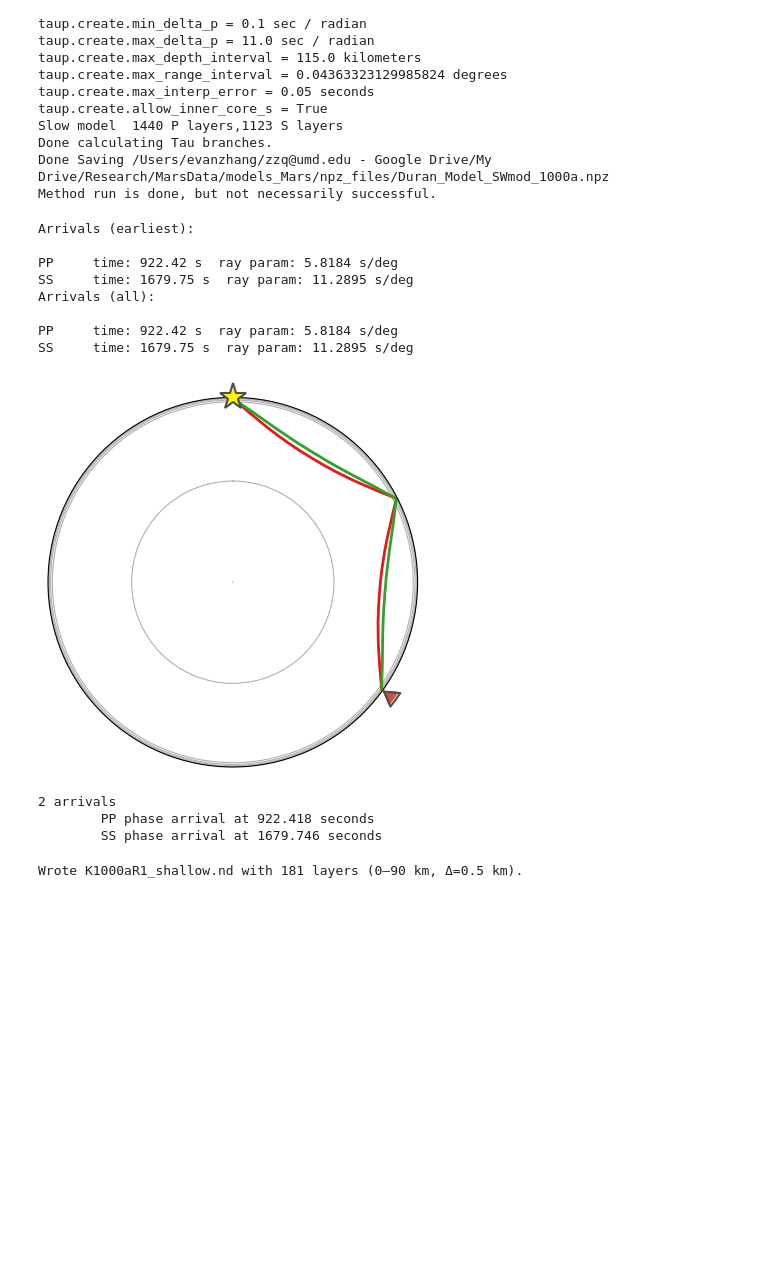
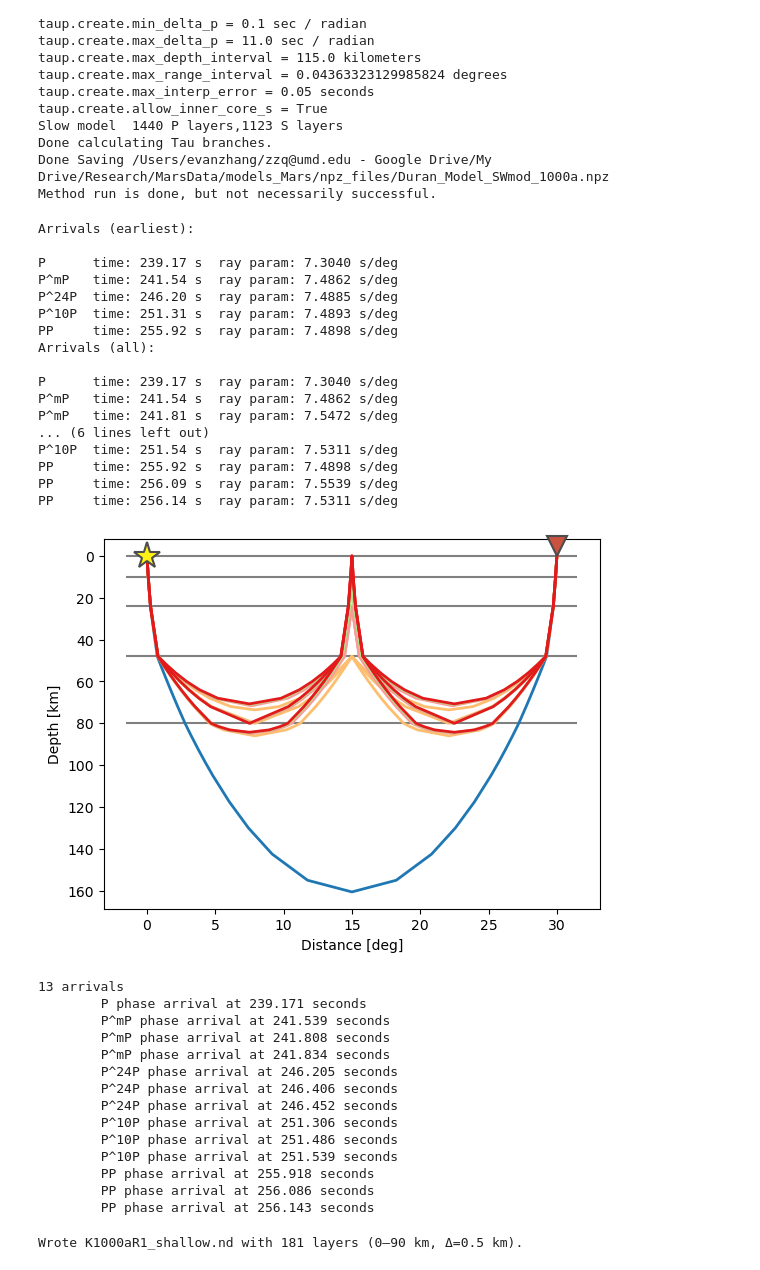
Before and after one commit to evanzzq/SHARP-SS, a Jupyter notebook: mars.ipynb, the cells around one changed output. Drawn from its saved outputs; the diff is of its cells as text; code cells hidden in the pictures; blank space fills up the shorter version.

```diff
--- a/mars.ipynb
+++ b/mars.ipynb
@@ -834,13 +834,13 @@ model = TauPyModel(moddir+'/npz_files/'+modname+'.npz')
 
 # Define source depth (km) and distance (degrees)
 depth = 0.  # source depth in km
-distance = 125.9  # source-receiver distance in degrees
+distance = 30  # source-receiver distance in degrees
 
 # Optional: list of phases to compute
 # phases = ["P", "PP", "P^mP", "P^9P","P^24P","PPP"]
 # phases = ["S", "SS", "S^mS", "S^9S","S^24S","SSS"]
 # phases = ["S", "SS", "SSS", "ScS"]
-phases = ["PP","SS","PcP","ScS"]
+phases = ["P","PP","P^mP","P^10P","P^24P"]
 
 # Get arrivals
 arrivals = model.get_travel_times(
@@ -852,42 +852,62 @@ arrivals = model.get_travel_times(
 # Keep only the first arrival per phase name
 first_arrivals = {}
 for arr in arrivals:
     phase = arr.name
     if phase not in first_arrivals:
         first_arrivals[phase] = arr
 
 # Print results (earliest ones)
 print("Arrivals (earliest):\n")
 for phase, arr in first_arrivals.items():
     print(f"{arr.name:<6} time: {arr.time:6.2f} s  ray param: {arr.ray_param * (np.pi/180):.4f} s/deg")
 
 # Print results (all)
 print("Arrivals (all):\n")
 for arr in arrivals:
     print(f"{arr.name:<6} time: {arr.time:6.2f} s  ray param: {arr.ray_param * (np.pi/180):.4f} s/deg")
 
 # Get ray paths
 rps = model.get_ray_paths(
     source_depth_in_km=depth,
     distance_in_degree=distance,
     phase_list=phases
 )
 
-rps.plot_rays()#(plot_type="cartesian")
+rps.plot_rays(plot_type="cartesian")
 print(rps)
 # %% [output]
 Arrivals (earliest):
 
-PP     time: 922.42 s  ray param: 5.8184 s/deg
-SS     time: 1679.75 s  ray param: 11.2895 s/deg
+P      time: 239.17 s  ray param: 7.3040 s/deg
+P^mP   time: 241.54 s  ray param: 7.4862 s/deg
+P^24P  time: 246.20 s  ray param: 7.4885 s/deg
+P^10P  time: 251.31 s  ray param: 7.4893 s/deg
+PP     time: 255.92 s  ray param: 7.4898 s/deg
 Arrivals (all):
 
-PP     time: 922.42 s  ray param: 5.8184 s/deg
-SS     time: 1679.75 s  ray param: 11.2895 s/deg
+P      time: 239.17 s  ray param: 7.3040 s/deg
+P^mP   time: 241.54 s  ray param: 7.4862 s/deg
+P^mP   time: 241.81 s  ray param: 7.5472 s/deg
+... (6 lines left out)
+P^10P  time: 251.54 s  ray param: 7.5311 s/deg
+PP     time: 255.92 s  ray param: 7.4898 s/deg
+PP     time: 256.09 s  ray param: 7.5539 s/deg
+PP     time: 256.14 s  ray param: 7.5311 s/deg
-[figure, old version]
+[figure, new version]
-2 arrivals
-        PP phase arrival at 922.418 seconds
-        SS phase arrival at 1679.746 seconds
+13 arrivals
+        P phase arrival at 239.171 seconds
+        P^mP phase arrival at 241.539 seconds
+        P^mP phase arrival at 241.808 seconds
+        P^mP phase arrival at 241.834 seconds
+        P^24P phase arrival at 246.205 seconds
+        P^24P phase arrival at 246.406 seconds
+        P^24P phase arrival at 246.452 seconds
+        P^10P phase arrival at 251.306 seconds
+        P^10P phase arrival at 251.486 seconds
+        P^10P phase arrival at 251.539 seconds
+        PP phase arrival at 255.918 seconds
+        PP phase arrival at 256.086 seconds
+        PP phase arrival at 256.143 seconds
 # %%
 import os
 import numpy as np
```
Also changed, not shown: 3 other files.
